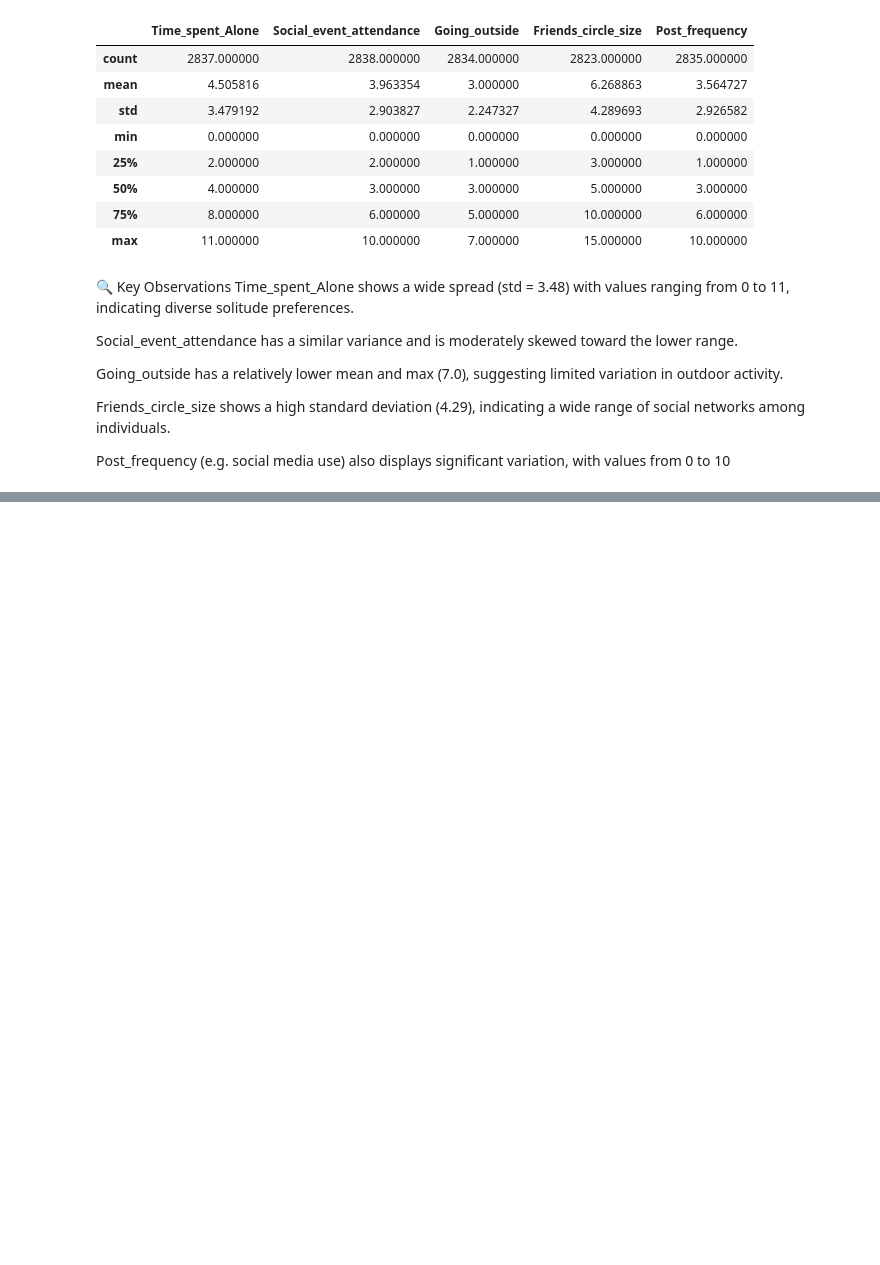
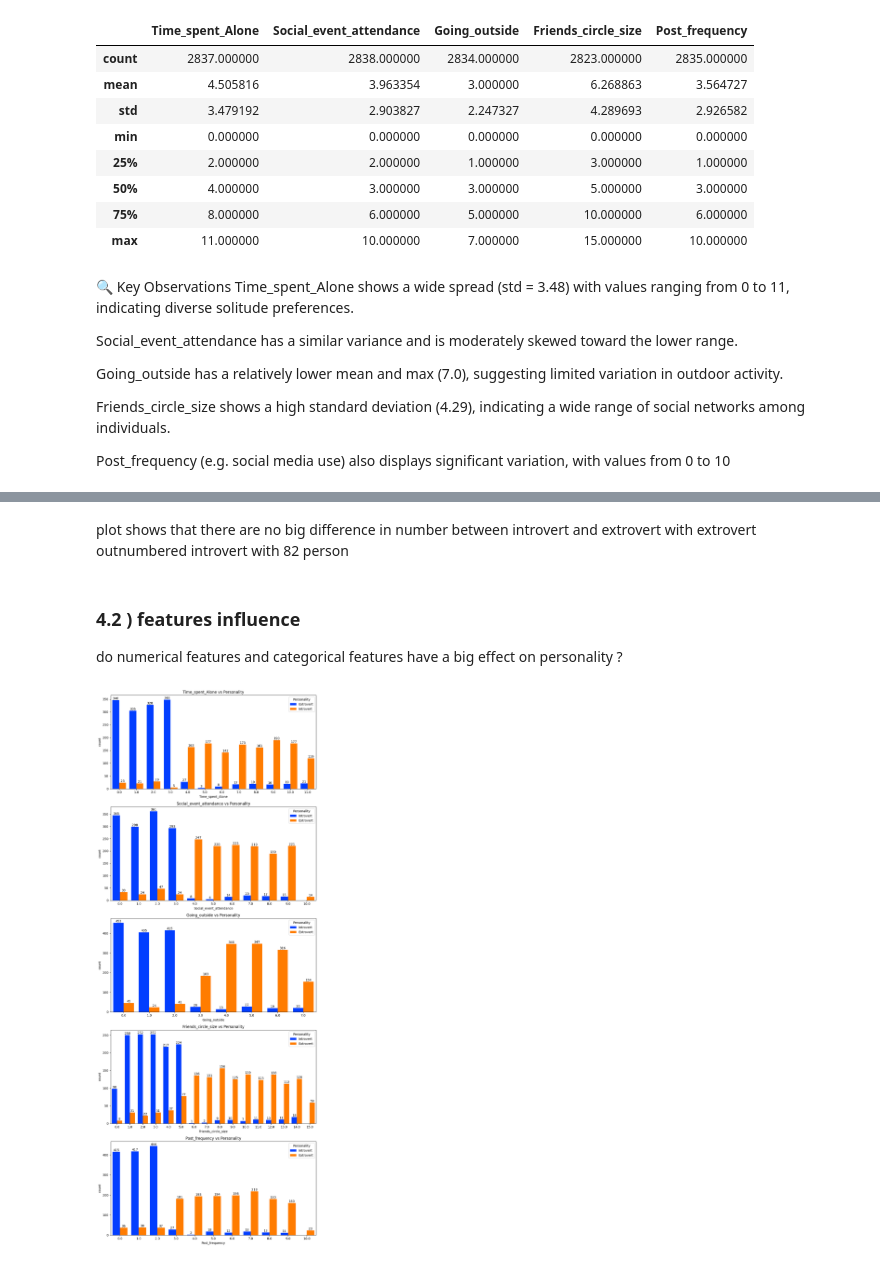
Before and after one commit to amarpoji/inttroversion-extroversion-ml, a Jupyter notebook: notebook/data/EDA_PERSONALITY.ipynb, the cells around one changed output, grey strips where cells are left out. Saved outputs shown, nothing was run; the diff lists cells and outputs as text; code cells hidden in the pictures; blank space fills up the shorter version.

```diff
--- a/notebook/data/EDA_PERSONALITY.ipynb
+++ b/notebook/data/EDA_PERSONALITY.ipynb
@@ -199,0 +202,8 @@ Post_frequency (e.g. social media use) also displays significant variation, with
+# %%
+numerical_features = [feature for feature in df.columns if df[feature].dtype != object]
+categorical_features = [feature for feature in df.columns if df[feature].dtype == object]
+
+
+# print columns
+print('We have {} numerical features : {}'.format(len(numerical_features), numerical_features))
+print('\nWe have {} categorical features : {}'.format(len(categorical_features), categorical_features))
@@ -199,0 +236,24 @@ Post_frequency (e.g. social media use) also displays significant variation, with
+# %% [markdown]
+plot shows that there are no big difference in number between introvert and extrovert with extrovert outnumbered introvert with 82 person
+# %% [markdown]
+### 4.2 ) features influence
+do numerical features and categorical features have a big effect on personality ?
+# %%
+
+
+# Make sure number of subplots matches the number of features
+num_plots = len(numerical_features)
+f, ax = plt.subplots(num_plots, 1, figsize=(10, 5 * num_plots))  # Adjust height dynamically
+
+
+# Used enumerate() to iterate over subplots.
+for i, feature in enumerate(numerical_features):
+    sns.countplot(x=feature, data=df, palette='bright', hue='Personality', saturation=1 , ax=ax[i])
+    ax[i].set_title(f'{feature} vs Personality', color='black', size=12)
+    for container in ax[i].containers:
+        ax[i].bar_label(container, color='black', size=10)
+
+plt.tight_layout()
+plt.show()
+# %% [output]
+[figure, added]
```
Also changed, not shown: parts of 14 cells of this notebook, 5 other files.
